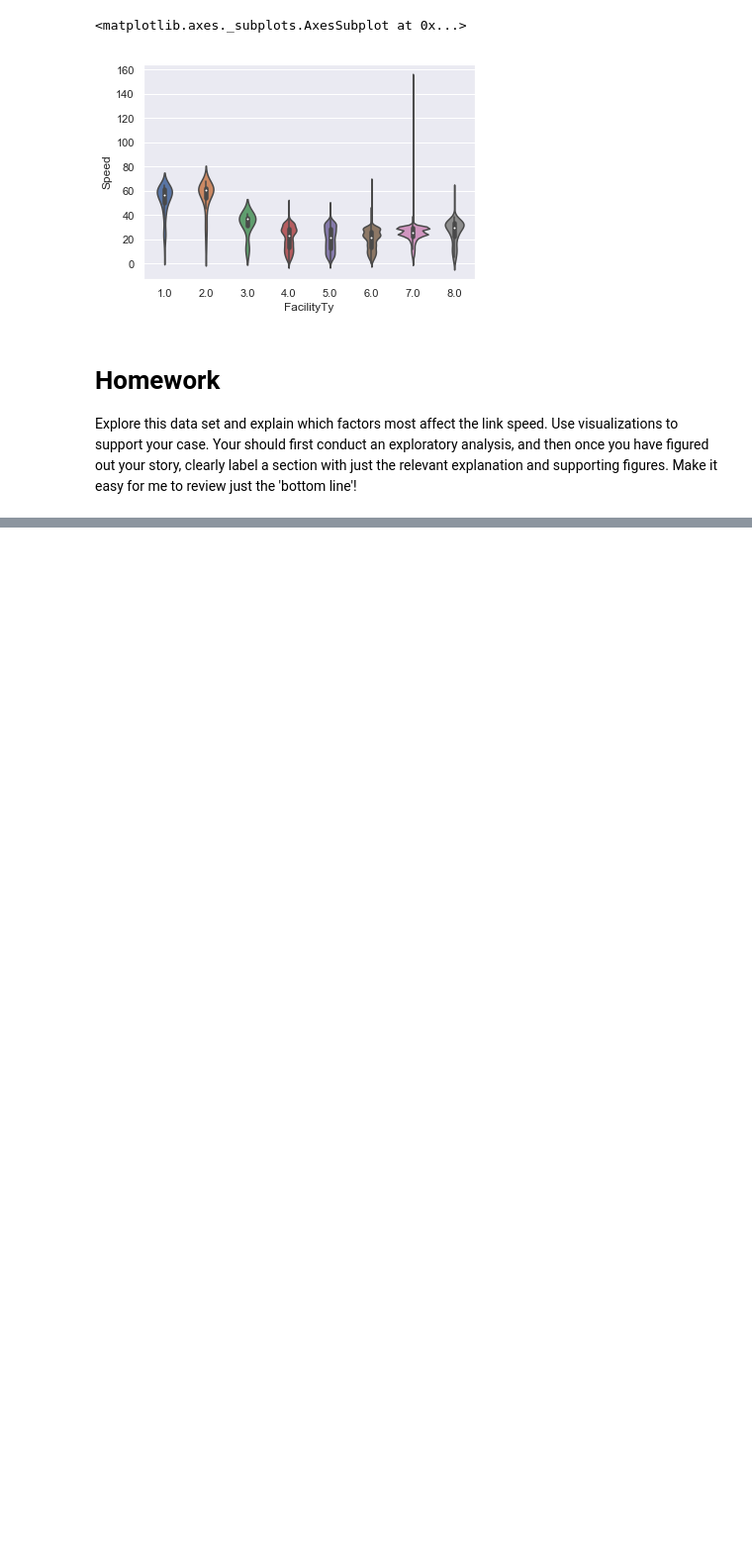
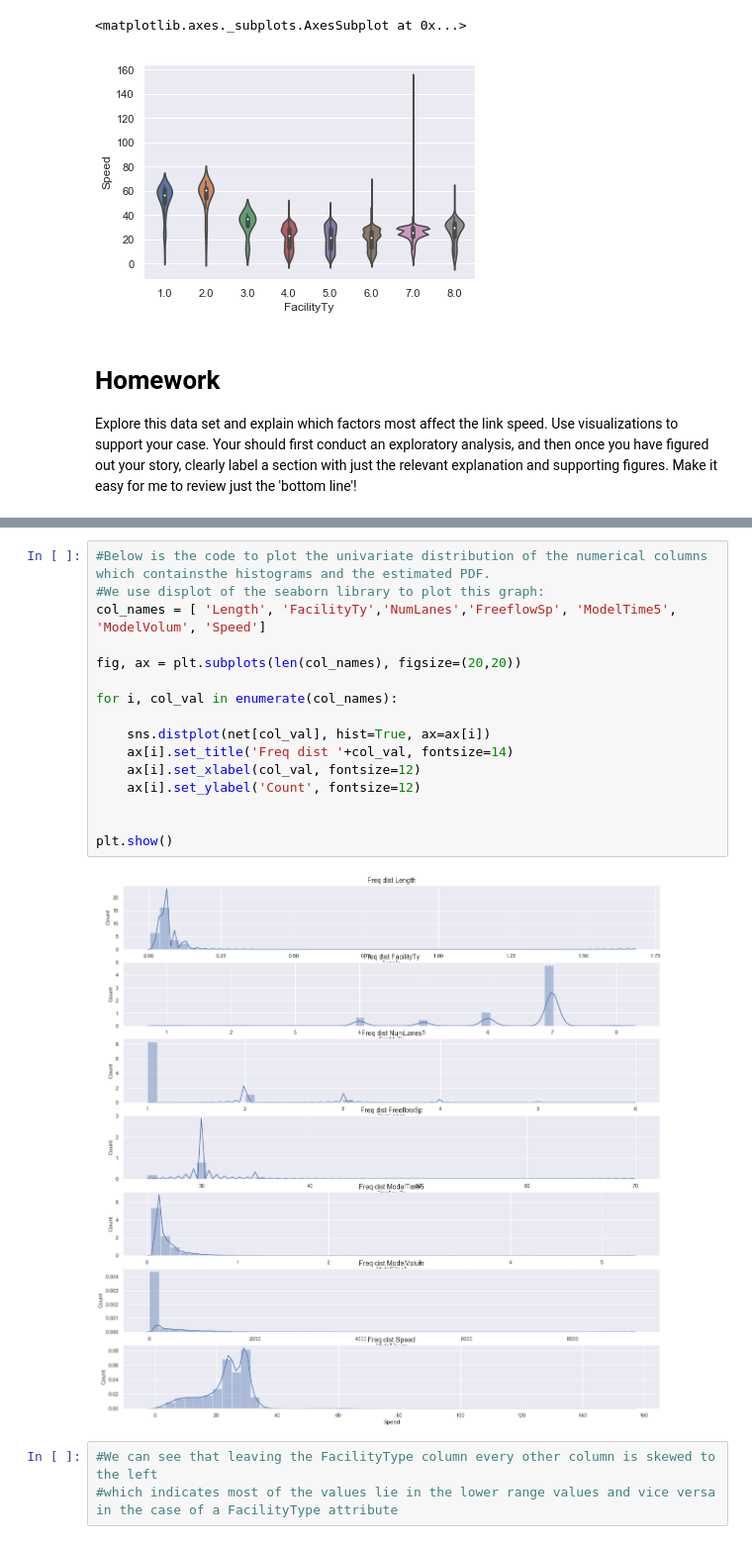
Before and after one commit to shafikamoni/ce599, a Jupyter notebook: 16-Data Viz 2/data-viz-2.ipynb, the cells around one changed output, grey strips where cells are left out. Shown at 99% size. Saved outputs shown, nothing was run; the diff lists cells and outputs as text; blank space fills up the shorter version.

```diff
--- a/16-Data Viz 2/data-viz-2.ipynb
+++ b/16-Data Viz 2/data-viz-2.ipynb
@@ -239,0 +262,21 @@ Explore this data set and explain which factors most affect the link speed.  Use
+# %%
+#Below is the code to plot the univariate distribution of the numerical columns which containsthe histograms and the estimated PDF.
+#We use displot of the seaborn library to plot this graph:
+col_names = [ 'Length', 'FacilityTy','NumLanes','FreeflowSp', 'ModelTime5', 'ModelVolum', 'Speed']
+
+fig, ax = plt.subplots(len(col_names), figsize=(20,20))
+
+for i, col_val in enumerate(col_names):
+
+    sns.distplot(net[col_val], hist=True, ax=ax[i])
+    ax[i].set_title('Freq dist '+col_val, fontsize=14)
+    ax[i].set_xlabel(col_val, fontsize=12)
+    ax[i].set_ylabel('Count', fontsize=12)
+
+
+plt.show()
+# %% [output]
+[figure, added]
+# %%
+#We can see that leaving the FacilityType column every other column is skewed to the left
+#which indicates most of the values lie in the lower range values and vice versa in the case of a FacilityType attribute
```
Also changed, not shown: parts of 15 cells of this notebook.
